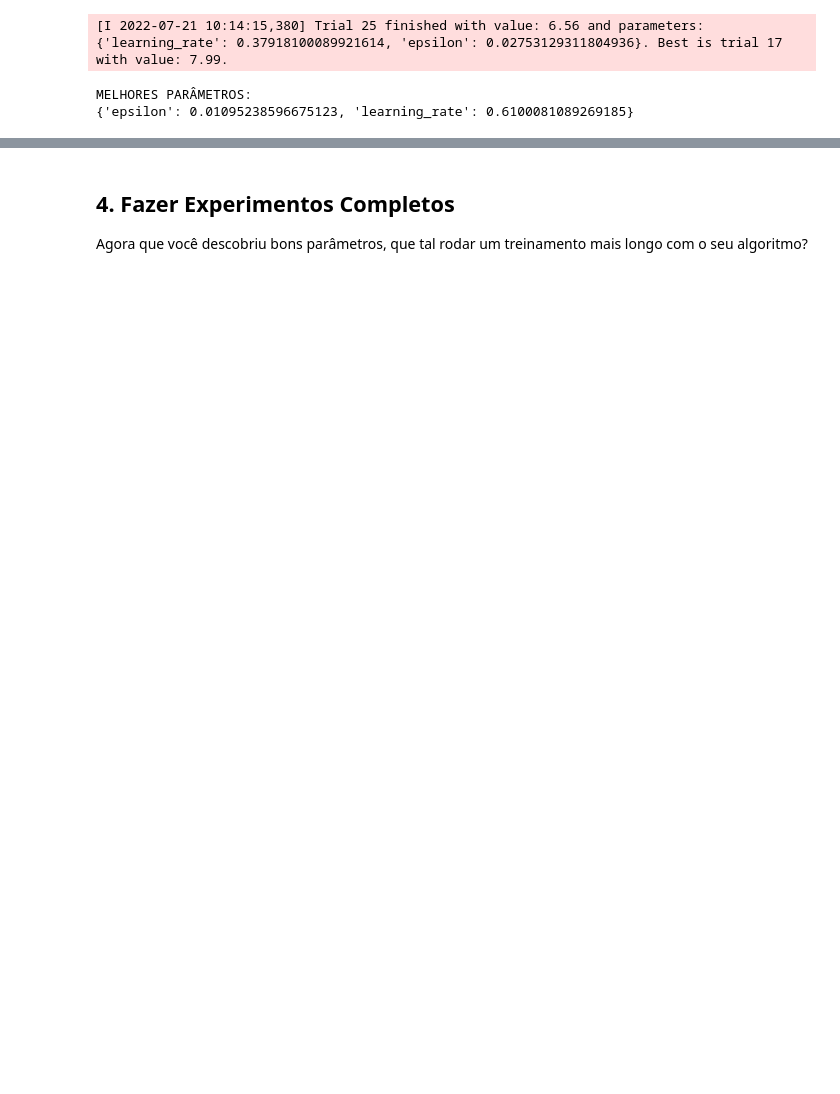
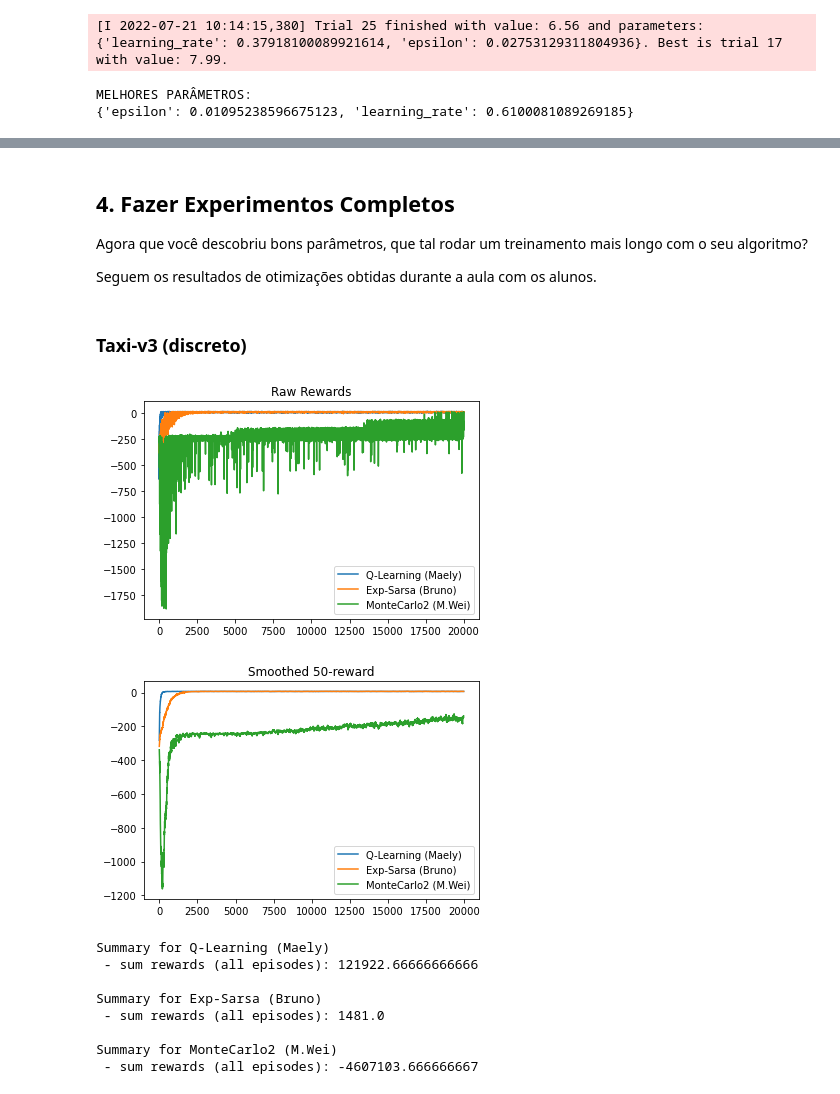
Before and after one commit to pablo-sampaio/rl_facil, a Jupyter notebook: cap05/Cap05_Main.ipynb, the cells around one changed output, grey strips where cells are left out. Cells and saved outputs as stored; diff of their text form; code cells hidden in the pictures; blank space fills up the shorter version.

```diff
--- a/cap05/Cap05_Main.ipynb
+++ b/cap05/Cap05_Main.ipynb
@@ -194,3 +205,5 @@ print(study.best_params)
 ## 4. Fazer Experimentos Completos
 
 Agora que você descobriu bons parâmetros, que tal rodar um treinamento mais longo com o seu algoritmo?
+
+Seguem os resultados de otimizações obtidas durante a aula com os alunos.
@@ -198,0 +210,32 @@ Agora que você descobriu bons parâmetros, que tal rodar um treinamento mais lo
+# %% [markdown]
+### Taxi-v3 (discreto)
+# %%
+environment = gym.make("Taxi-v3")
+NUM_EPISODES = 20000
+
+results = []
+
+# 'epsilon': 0.012630525410678125, 'learning_rate': 0.9189058377450972
+results.append( repeated_exec(3, f"Q-Learning (Maely)", run_qlearning, environment, NUM_EPISODES, 0.918, 0.95, 0.012) )
+clear_output()
+
+# 'epsilon': 0.01049172026352314, 'learning_rate': 0.07158117429097055
+results.append( repeated_exec(3, f"Exp-Sarsa (Bruno)", run_expected_sarsa, environment, NUM_EPISODES, 0.0715, 0.95, 0.010) )
+clear_output()
+
+# {'epsilon': 0.07291046034184917, 'learning_rate': 0.025046716210814366}
+results.append( repeated_exec(3, f"MonteCarlo2 (M.Wei)", run_montecarlo2, environment, NUM_EPISODES, 0.0250, 0.95, 0.072) )
+clear_output()
+
+plot_multiple_results(results, cumulative=False, x_log_scale=False)
+# %% [output]
+[figure, added]
+[figure, added]
+Summary for Q-Learning (Maely)
+ - sum rewards (all episodes): 121922.66666666666
+
+Summary for Exp-Sarsa (Bruno)
+ - sum rewards (all episodes): 1481.0
+
+Summary for MonteCarlo2 (M.Wei)
+ - sum rewards (all episodes): -4607103.666666667
```
Also changed, not shown: parts of 31 cells of this notebook, 9 other files.
